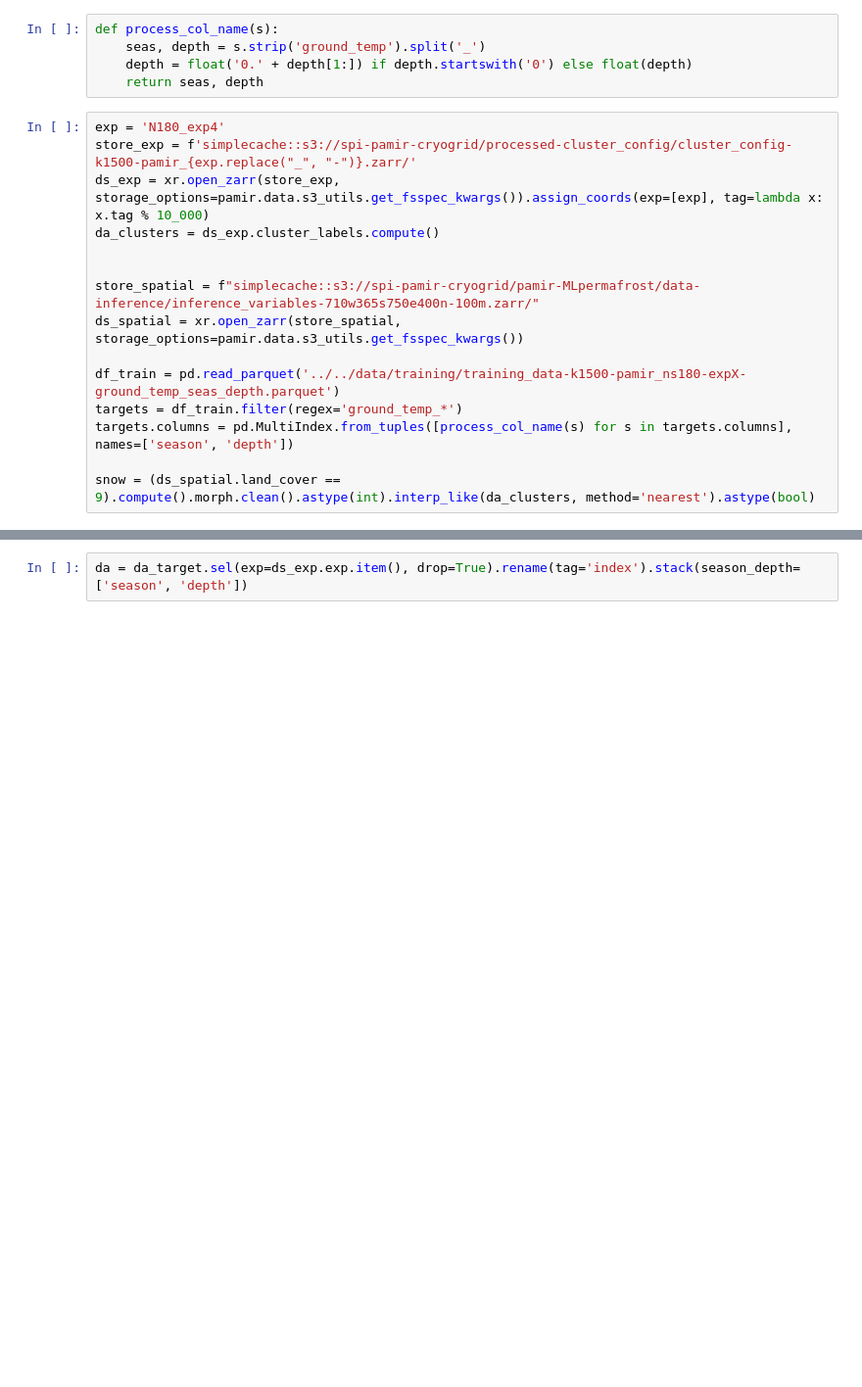
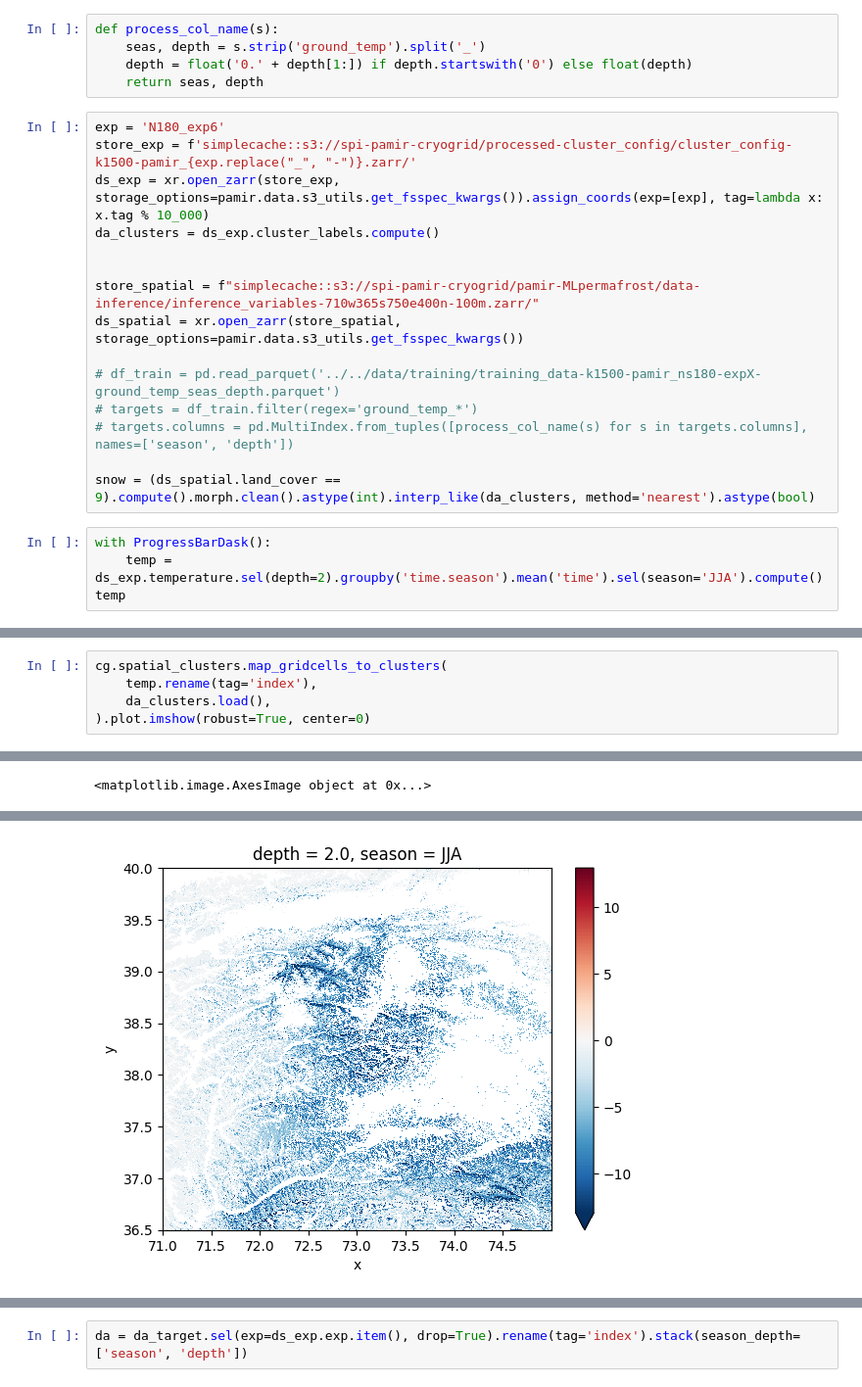
Before and after one commit to lukegre/pamir-MLpermafrost, a Jupyter notebook: notebooks/3_single_depth_gp/0_process_cryogrid_est.ipynb, the cells around one changed output, grey strips where cells are left out. Shown at 98% size. Drawn from its saved outputs; the diff is of its cells as text; blank space fills up the shorter version.

```diff
--- a/notebooks/3_single_depth_gp/0_process_cryogrid_est.ipynb
+++ b/notebooks/3_single_depth_gp/0_process_cryogrid_est.ipynb
@@ -33,7 +36,7 @@ def process_col_name(s):
     depth = float('0.' + depth[1:]) if depth.startswith('0') else float(depth)
     return seas, depth
 # %%
-exp = 'N180_exp4'
+exp = 'N180_exp6'
 store_exp = f'simplecache::s3://spi-pamir-cryogrid/processed-cluster_config/cluster_config-k1500-pamir_{exp.replace("_", "-")}.zarr/'
 ds_exp = xr.open_zarr(store_exp, storage_options=pamir.data.s3_utils.get_fsspec_kwargs()).assign_coords(exp=[exp], tag=lambda x: x.tag % 10_000)
 da_clusters = ds_exp.cluster_labels.compute()
@@ -42,8 +45,12 @@ da_clusters = ds_exp.cluster_labels.compute()
 store_spatial = f"simplecache::s3://spi-pamir-cryogrid/pamir-MLpermafrost/data-inference/inference_variables-710w365s750e400n-100m.zarr/"
 ds_spatial = xr.open_zarr(store_spatial, storage_options=pamir.data.s3_utils.get_fsspec_kwargs())
 
-df_train = pd.read_parquet('../../data/training/training_data-k1500-pamir_ns180-expX-ground_temp_seas_depth.parquet')
-targets = df_train.filter(regex='ground_temp_*')
-targets.columns = pd.MultiIndex.from_tuples([process_col_name(s) for s in targets.columns], names=['season', 'depth'])
+# df_train = pd.read_parquet('../../data/training/training_data-k1500-pamir_ns180-expX-ground_temp_seas_depth.parquet')
+# targets = df_train.filter(regex='ground_temp_*')
+# targets.columns = pd.MultiIndex.from_tuples([process_col_name(s) for s in targets.columns], names=['season', 'depth'])
 
 snow = (ds_spatial.land_cover == 9).compute().morph.clean().astype(int).interp_like(da_clusters, method='nearest').astype(bool)
+# %%
+with ProgressBarDask():
+    temp = ds_exp.temperature.sel(depth=2).groupby('time.season').mean('time').sel(season='JJA').compute()
+temp
@@ -49,0 +66,6 @@ snow = (ds_spatial.land_cover == 9).compute().morph.clean().astype(int).interp_l
+# %%
+cg.spatial_clusters.map_gridcells_to_clusters(
+    temp.rename(tag='index'),
+    da_clusters.load(),
+).plot.imshow(robust=True, center=0)
+# %% [output]
@@ -49,0 +73 @@ snow = (ds_spatial.land_cover == 9).compute().morph.clean().astype(int).interp_l
+<matplotlib.image.AxesImage object at 0x...>
@@ -50,2 +75,3 @@ snow = (ds_spatial.land_cover == 9).compute().morph.clean().astype(int).interp_l
+[figure, added]
 # %%
 da_target = targets.stack(level=[0, 1]).to_xarray()
```
Also changed, not shown: parts of 4 cells of this notebook, 26 other files.
